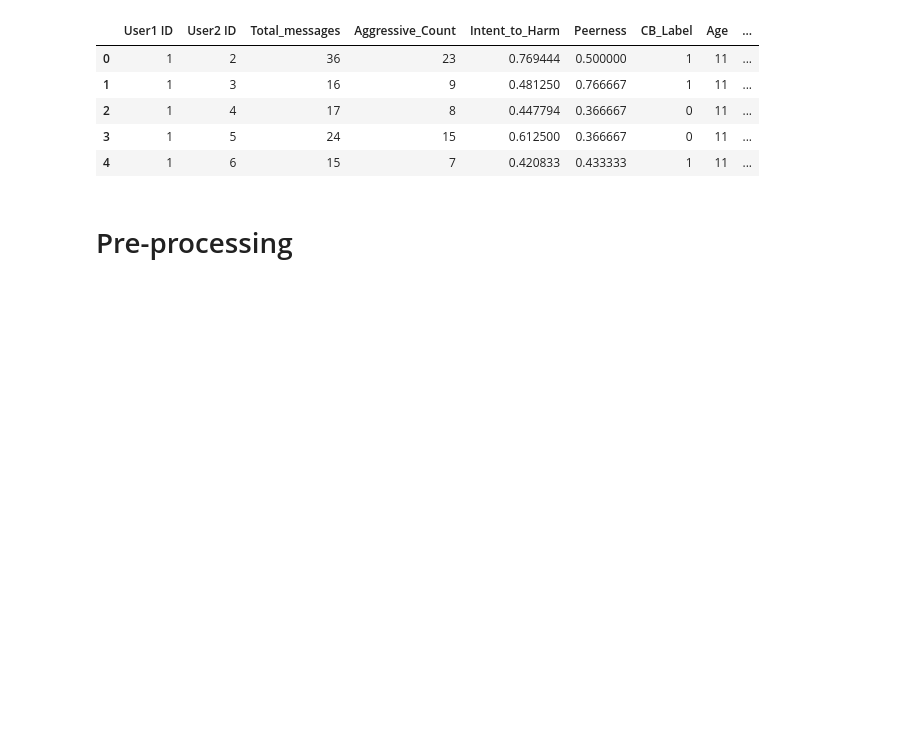
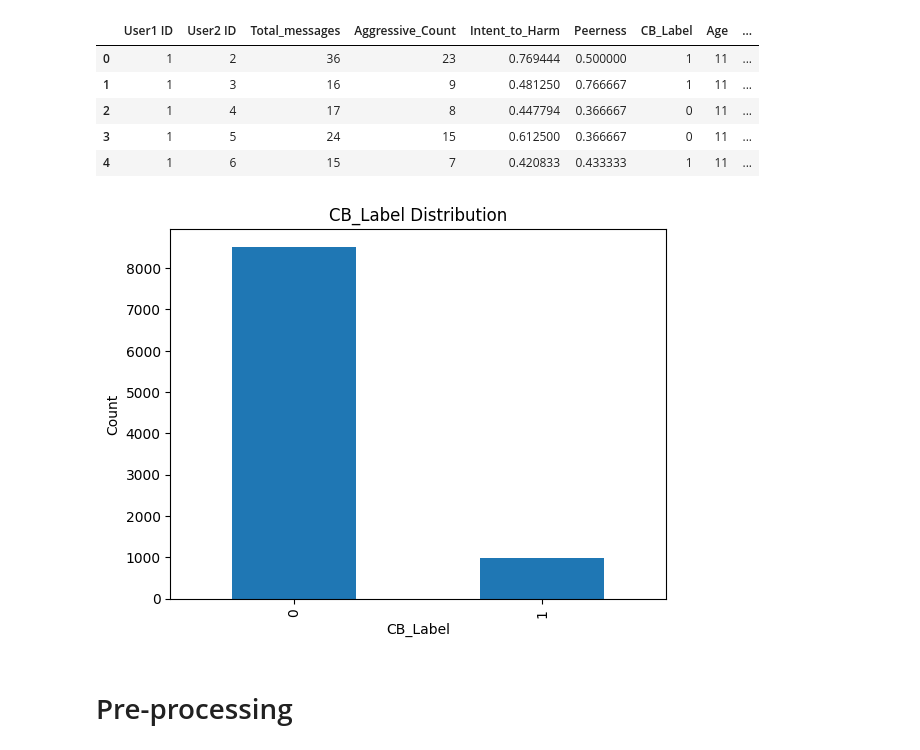
Before and after one commit to Brahmaswarup/project, a Jupyter notebook: Predicting_Cyberbullying_on_Social_Media_A_Machine_Learning_Approach.ipynb, the cells around one changed output. Saved outputs shown, nothing was run; the diff lists cells and outputs as text; code cells hidden in the pictures; blank space fills up the shorter version.

Commit message:
Code Update
Tested the model on a data which hasn't been balanced outputs.

```diff
--- a/Predicting_Cyberbullying_on_Social_Media_A_Machine_Learning_Approach.ipynb
+++ b/Predicting_Cyberbullying_on_Social_Media_A_Machine_Learning_Approach.ipynb
@@ -39,6 +55,8 @@ True
 # %%
-# Load necessary CSV files
-cb_labels_df = pd.read_csv("/content/A Comprehensive Dataset for Automated Cyberbullying Detection/CB_Labels.csv")
-users_df = pd.read_csv("/content/A Comprehensive Dataset for Automated Cyberbullying Detection/users_data.csv")
-communication_df = pd.read_csv("/content/A Comprehensive Dataset for Automated Cyberbullying Detection/Communication_Data_Among_Users.csv")
+import pandas as pd
+
+# Load necessary CSV files from the extracted directory
+cb_labels_df = pd.read_csv("/content/dataset/A Comprehensive Dataset for Automated Cyberbullying Detection/6. CB_Labels.csv")
+users_df = pd.read_csv("/content/dataset/A Comprehensive Dataset for Automated Cyberbullying Detection/1. users_data.csv")
+communication_df = pd.read_csv("/content/dataset/A Comprehensive Dataset for Automated Cyberbullying Detection/5. Communication_Data_Among_Users.csv")
 # %%
@@ -66,6 +86,15 @@ merged_df.head()
 | 2 | 1 | 4 | 17 | 8 | 0.447794 | 0.366667 | 0 | 11 | ... |
 | 3 | 1 | 5 | 24 | 15 | 0.612500 | 0.366667 | 0 | 11 | ... |
 | 4 | 1 | 6 | 15 | 7 | 0.420833 | 0.433333 | 1 | 11 | ... |
+# %%
+import matplotlib.pyplot as plt
+merged_df['CB_Label'].value_counts().plot(kind='bar')
+plt.title('CB_Label Distribution')
+plt.xlabel('CB_Label')
+plt.ylabel('Count')
+plt.show()
+# %% [output]
+[figure, added]
 # %% [markdown]
 # Pre-processing
 # %%
```
Also changed, not shown: parts of 13 cells of this notebook.
